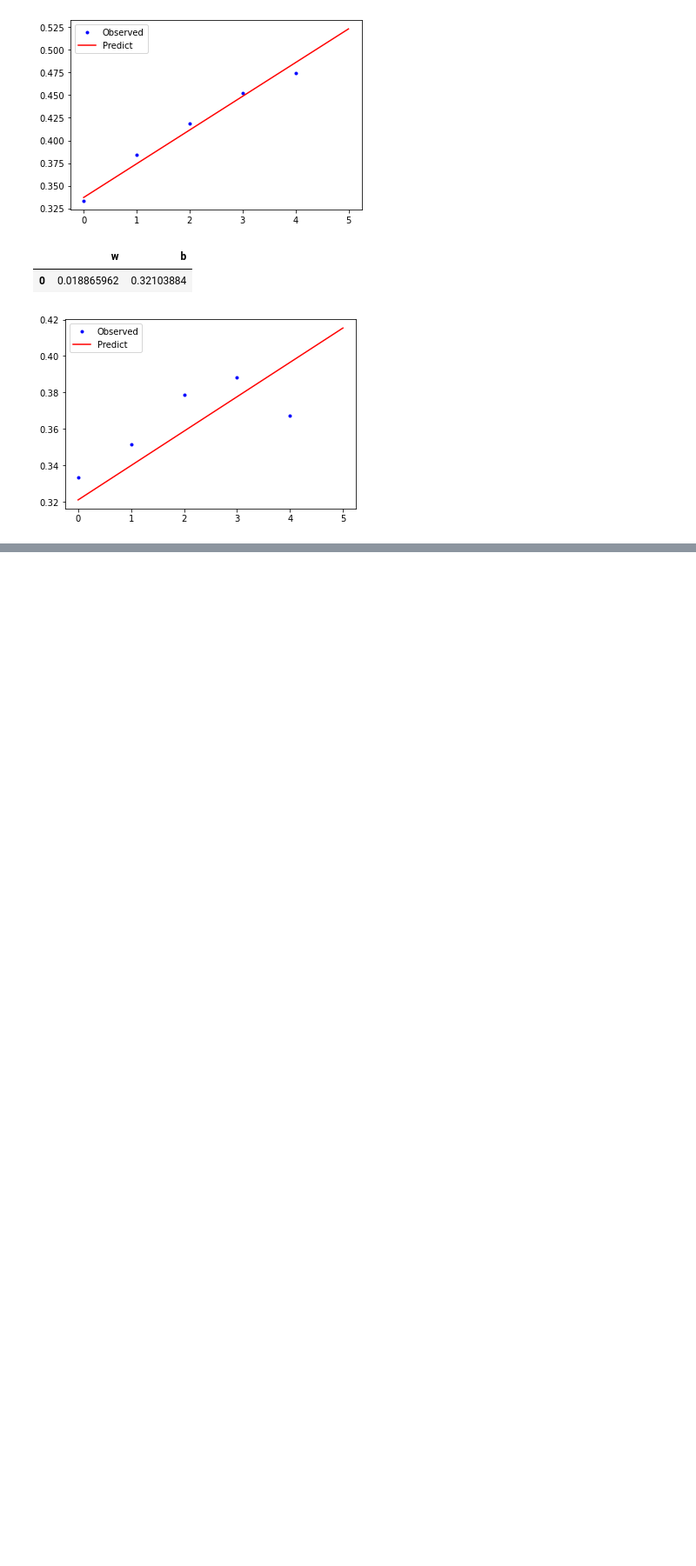
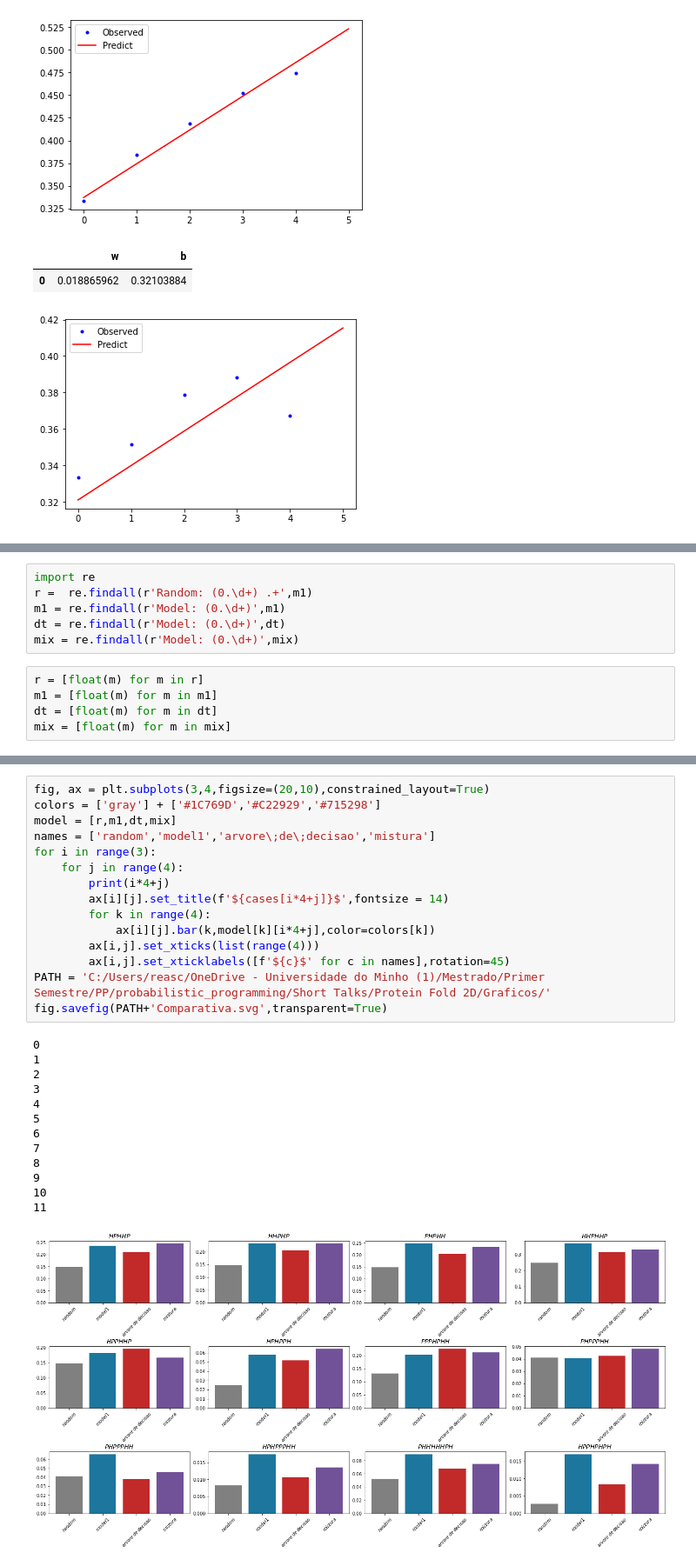
Before and after one commit to LeanderReascos/Protein_Fold2D, a Jupyter notebook: data.ipynb, the cells around one changed output, grey strips where cells are left out. Shown at 87% size. Drawn from its saved outputs; the diff is of its cells as text; blank space fills up the shorter version.

```diff
--- a/data.ipynb
+++ b/data.ipynb
@@ -300,0 +392,11 @@ for case in cases.keys():
+# %%
+import re
+r =  re.findall(r'Random: (0.\d+) .+',m1)
+m1 = re.findall(r'Model: (0.\d+)',m1)
+dt = re.findall(r'Model: (0.\d+)',dt)
+mix = re.findall(r'Model: (0.\d+)',mix)
+# %%
+r = [float(m) for m in r]
+m1 = [float(m) for m in m1]
+dt = [float(m) for m in dt]
+mix = [float(m) for m in mix]
@@ -300,0 +419,29 @@ for case in cases.keys():
+# %%
+fig, ax = plt.subplots(3,4,figsize=(20,10),constrained_layout=True)
+colors = ['gray'] + ['#1C769D','#C22929','#715298']
+model = [r,m1,dt,mix]
+names = ['random','model1','arvore\;de\;decisao','mistura']
+for i in range(3):
+    for j in range(4):
+        print(i*4+j)
+        ax[i][j].set_title(f'${cases[i*4+j]}$',fontsize = 14)
+        for k in range(4):
+            ax[i][j].bar(k,model[k][i*4+j],color=colors[k])
+        ax[i,j].set_xticks(list(range(4)))
+        ax[i,j].set_xticklabels([f'${c}$' for c in names],rotation=45)
+PATH = 'C:/Users/reasc/OneDrive - Universidade do Minho (1)/Mestrado/Primer Semestre/PP/probabilistic_programming/Short Talks/Protein Fold 2D/Graficos/'
+fig.savefig(PATH+'Comparativa.svg',transparent=True)
+# %% [output]
+0
+1
+2
+3
+4
+5
+6
+7
+8
+9
+10
+11
+[figure, added]
```
Also changed, not shown: parts of 29 cells of this notebook, 5 other files.
